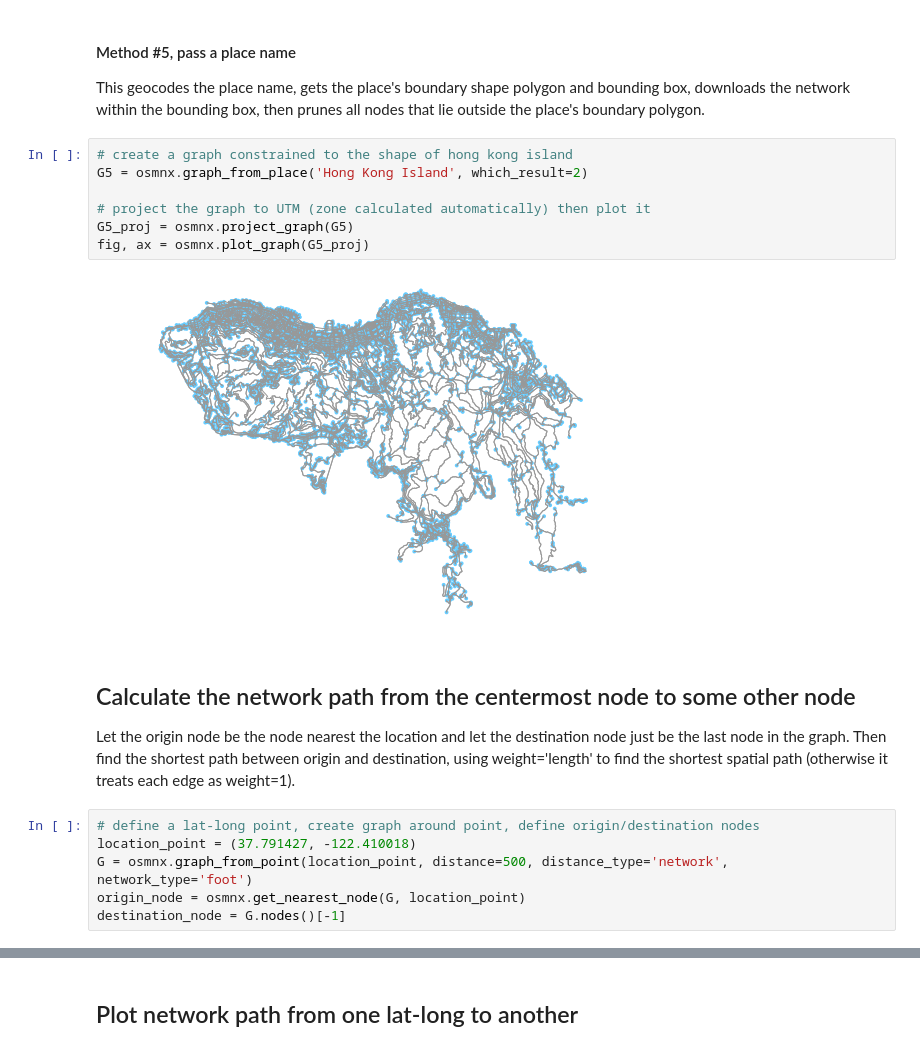
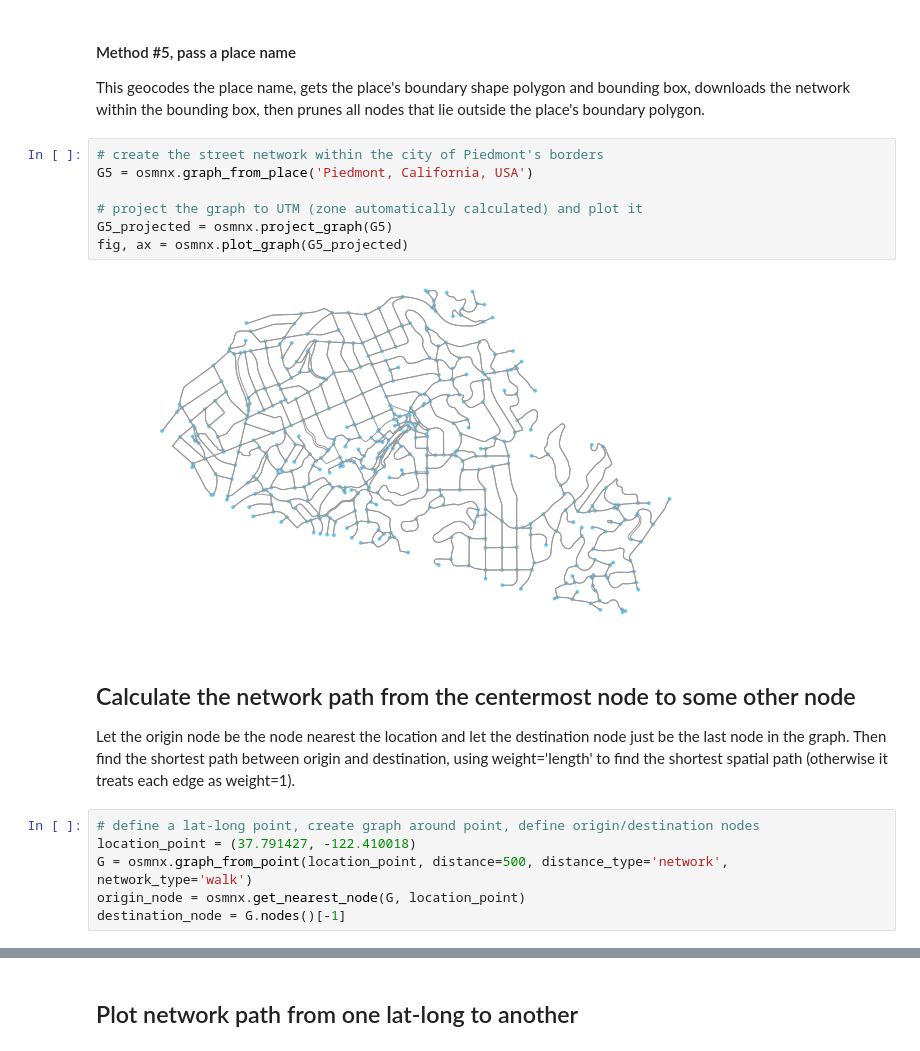
Before and after one commit to gboeing/osmnx, a Jupyter notebook: 02-example-osm-networkx.ipynb, the cells around one changed output, grey strips where cells are left out. Cells and saved outputs as stored; diff of their text form.

```diff
--- a/02-example-osm-networkx.ipynb
+++ b/02-example-osm-networkx.ipynb
@@ -57,21 +67,21 @@ fig, ax = osmnx.plot_graph(G4)
 
 This geocodes the place name, gets the place's boundary shape polygon and bounding box, downloads the network within the bounding box, then prunes all nodes that lie outside the place's boundary polygon.
 # %%
-# create a graph constrained to the shape of hong kong island
-G5 = osmnx.graph_from_place('Hong Kong Island', which_result=2)
+# create the street network within the city of Piedmont's borders
+G5 = osmnx.graph_from_place('Piedmont, California, USA')
 
-# project the graph to UTM (zone calculated automatically) then plot it
-G5_proj = osmnx.project_graph(G5)
-fig, ax = osmnx.plot_graph(G5_proj)
+# project the graph to UTM (zone automatically calculated) and plot it
+G5_projected = osmnx.project_graph(G5)
+fig, ax = osmnx.plot_graph(G5_projected)
 # %% [output]
-[figure, old version]
+[figure, new version]
 # %% [markdown]
 ## Calculate the network path from the centermost node to some other node
 Let the origin node be the node nearest the location and let the destination node just be the last node in the graph. Then find the shortest path between origin and destination, using weight='length' to find the shortest spatial path (otherwise it treats each edge as weight=1).
 # %%
 # define a lat-long point, create graph around point, define origin/destination nodes
 location_point = (37.791427, -122.410018)
-G = osmnx.graph_from_point(location_point, distance=500, distance_type='network', network_type='foot')
+G = osmnx.graph_from_point(location_point, distance=500, distance_type='network', network_type='walk')
 origin_node = osmnx.get_nearest_node(G, location_point)
 destination_node = G.nodes()[-1]
 # %%
```
Also changed, not shown: parts of 12 cells of this notebook, 6 other files.
